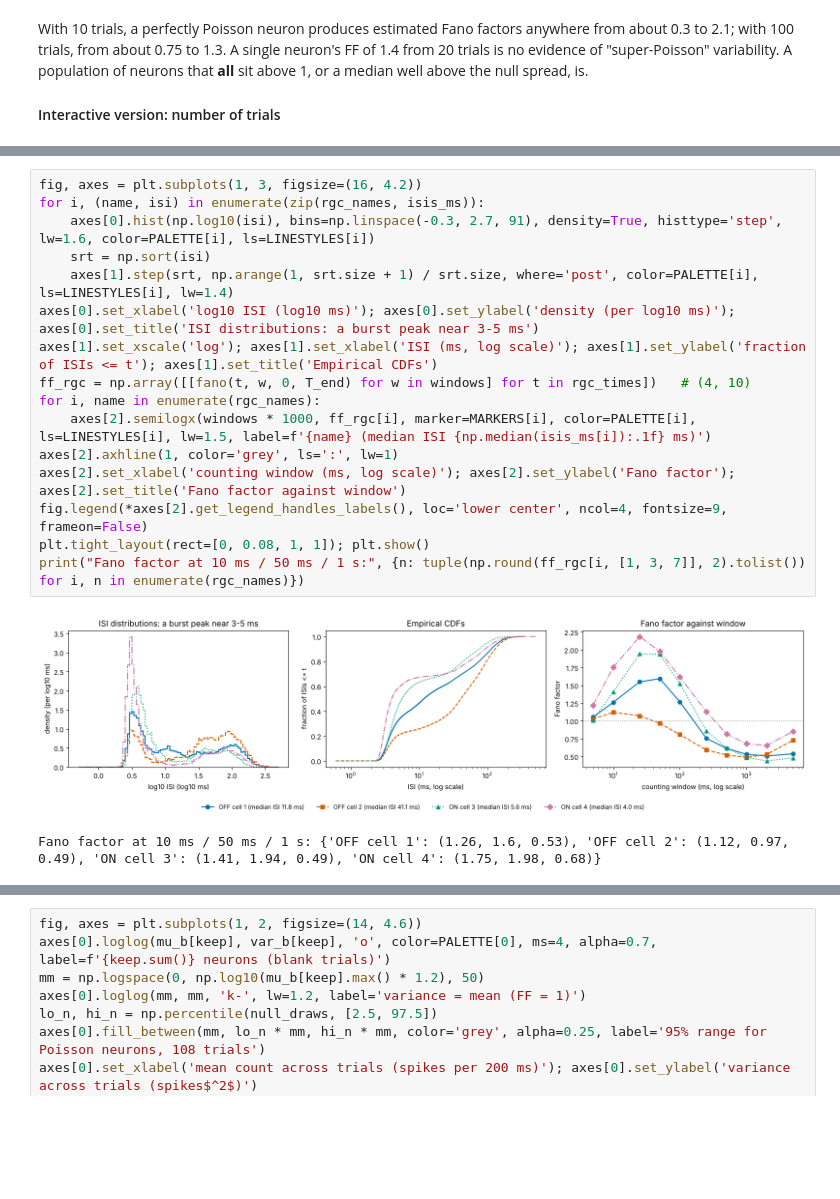
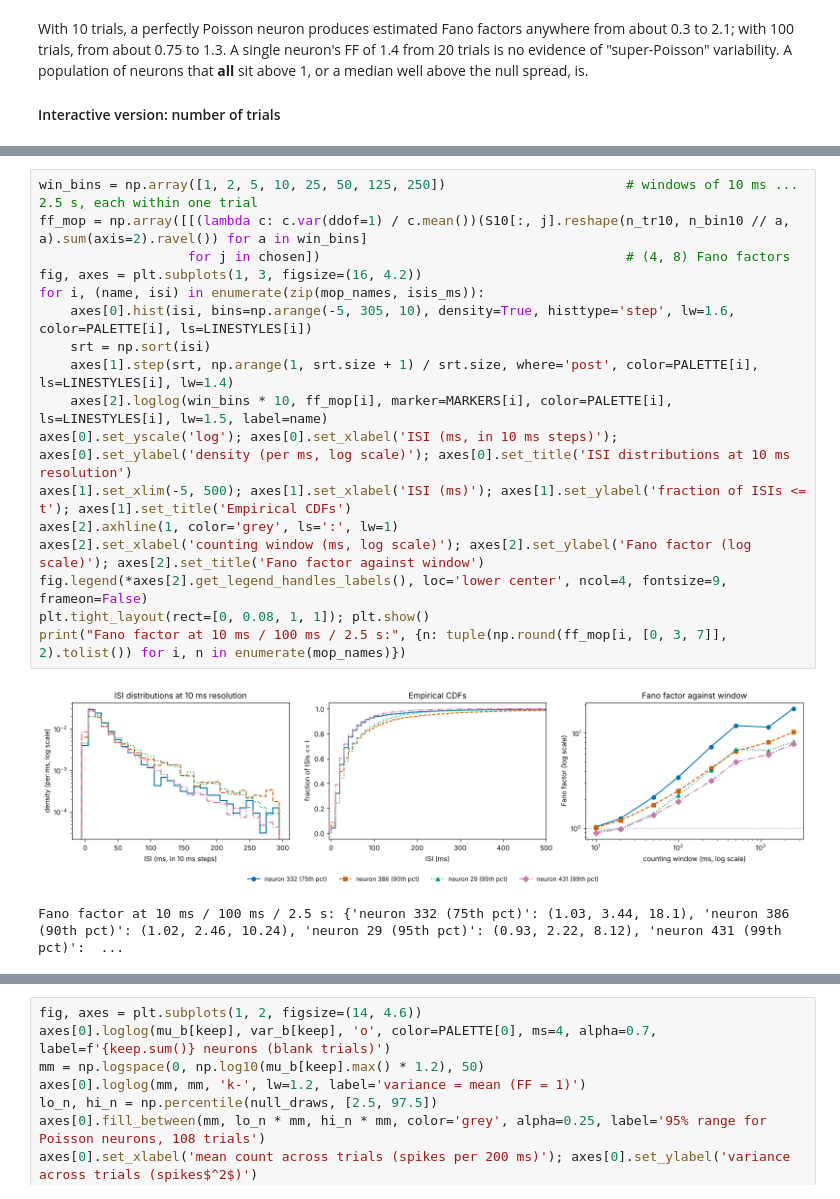
Before and after one commit to peter-adepoju/math-neuro-ml, a Jupyter notebook: week5/lesson17/Lesson17_Teaching_Notebook.ipynb, the cells around one changed output, grey strips where cells are left out. Drawn from its saved outputs; the diff is of its cells as text; blank space fills up the shorter version.

```diff
--- a/week5/lesson17/Lesson17_Teaching_Notebook.ipynb
+++ b/week5/lesson17/Lesson17_Teaching_Notebook.ipynb
@@ -569,20 +582,21 @@ ON cell 4      43079      35.9      27.9      4.0    44.6  1.60   2.2        0.2
 # %%
+win_bins = np.array([1, 2, 5, 10, 25, 50, 125, 250])                       # windows of 10 ms ... 2.5 s, each within one trial
+ff_mop = np.array([[(lambda c: c.var(ddof=1) / c.mean())(S10[:, j].reshape(n_tr10, n_bin10 // a, a).sum(axis=2).ravel()) for a in win_bins]
+                   for j in chosen])                                       # (4, 8) Fano factors
 fig, axes = plt.subplots(1, 3, figsize=(16, 4.2))
-for i, (name, isi) in enumerate(zip(rgc_names, isis_ms)):
-    axes[0].hist(np.log10(isi), bins=np.linspace(-0.3, 2.7, 91), density=True, histtype='step', lw=1.6, color=PALETTE[i], ls=LINESTYLES[i])
+for i, (name, isi) in enumerate(zip(mop_names, isis_ms)):
+    axes[0].hist(isi, bins=np.arange(-5, 305, 10), density=True, histtype='step', lw=1.6, color=PALETTE[i], ls=LINESTYLES[i])
     srt = np.sort(isi)
     axes[1].step(srt, np.arange(1, srt.size + 1) / srt.size, where='post', color=PALETTE[i], ls=LINESTYLES[i], lw=1.4)
-axes[0].set_xlabel('log10 ISI (log10 ms)'); axes[0].set_ylabel('density (per log10 ms)'); axes[0].set_title('ISI distributions: a burst peak near 3-5 ms')
-axes[1].set_xscale('log'); axes[1].set_xlabel('ISI (ms, log scale)'); axes[1].set_ylabel('fraction of ISIs <= t'); axes[1].set_title('Empirical CDFs')
-ff_rgc = np.array([[fano(t, w, 0, T_end) for w in windows] for t in rgc_times])   # (4, 10)
-for i, name in enumerate(rgc_names):
-    axes[2].semilogx(windows * 1000, ff_rgc[i], marker=MARKERS[i], color=PALETTE[i], ls=LINESTYLES[i], lw=1.5, label=f'{name} (median ISI {np.median(isis_ms[i]):.1f} ms)')
+    axes[2].loglog(win_bins * 10, ff_mop[i], marker=MARKERS[i], color=PALETTE[i], ls=LINESTYLES[i], lw=1.5, label=name)
+axes[0].set_yscale('log'); axes[0].set_xlabel('ISI (ms, in 10 ms steps)'); axes[0].set_ylabel('density (per ms, log scale)'); axes[0].set_title('ISI distributions at 10 ms resolution')
+axes[1].set_xlim(-5, 500); axes[1].set_xlabel('ISI (ms)'); axes[1].set_ylabel('fraction of ISIs <= t'); axes[1].set_title('Empirical CDFs')
 axes[2].axhline(1, color='grey', ls=':', lw=1)
-axes[2].set_xlabel('counting window (ms, log scale)'); axes[2].set_ylabel('Fano factor'); axes[2].set_title('Fano factor against window')
+axes[2].set_xlabel('counting window (ms, log scale)'); axes[2].set_ylabel('Fano factor (log scale)'); axes[2].set_title('Fano factor against window')
 fig.legend(*axes[2].get_legend_handles_labels(), loc='lower center', ncol=4, fontsize=9, frameon=False)
 plt.tight_layout(rect=[0, 0.08, 1, 1]); plt.show()
-print("Fano factor at 10 ms / 50 ms / 1 s:", {n: tuple(np.round(ff_rgc[i, [1, 3, 7]], 2).tolist()) for i, n in enumerate(rgc_names)})
+print("Fano factor at 10 ms / 100 ms / 2.5 s:", {n: tuple(np.round(ff_mop[i, [0, 3, 7]], 2).tolist()) for i, n in enumerate(mop_names)})
 # %% [output]
-[figure, old version]
+[figure, new version]
-Fano factor at 10 ms / 50 ms / 1 s: {'OFF cell 1': (1.26, 1.6, 0.53), 'OFF cell 2': (1.12, 0.97, 0.49), 'ON cell 3': (1.41, 1.94, 0.49), 'ON cell 4': (1.75, 1.98, 0.68)}
+Fano factor at 10 ms / 100 ms / 2.5 s: {'neuron 332 (75th pct)': (1.03, 3.44, 18.1), 'neuron 386 (90th pct)': (1.02, 2.46, 10.24), 'neuron 29 (95th pct)': (0.93, 2.22, 8.12), 'neuron 431 (99th pct)':  ...
 # %% [markdown]
```
Also changed, not shown: parts of 6 cells of this notebook.
